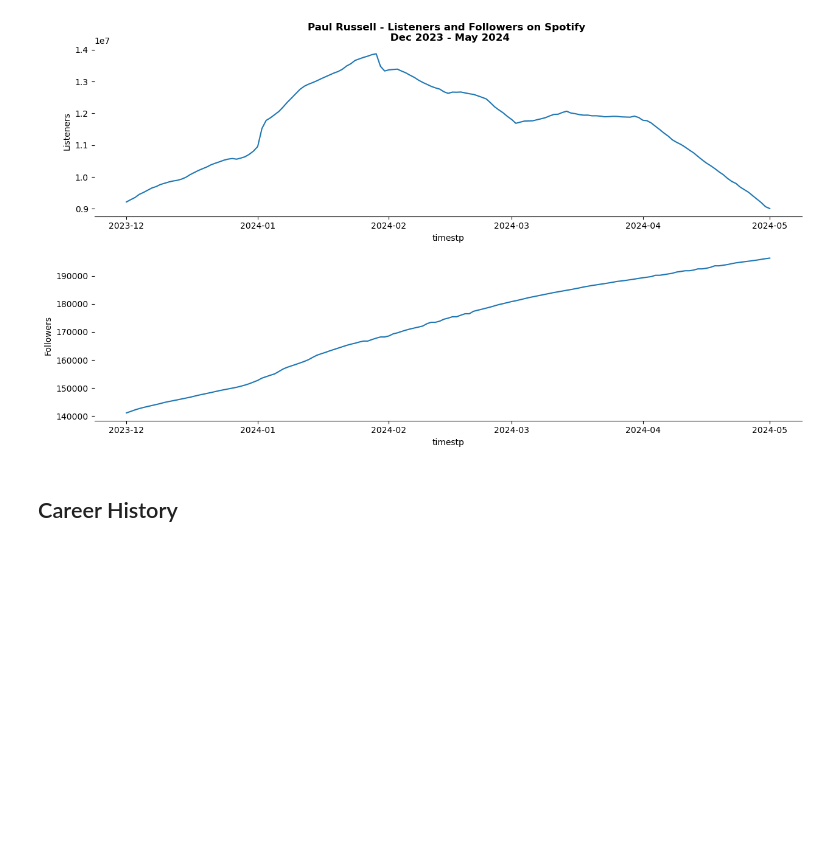
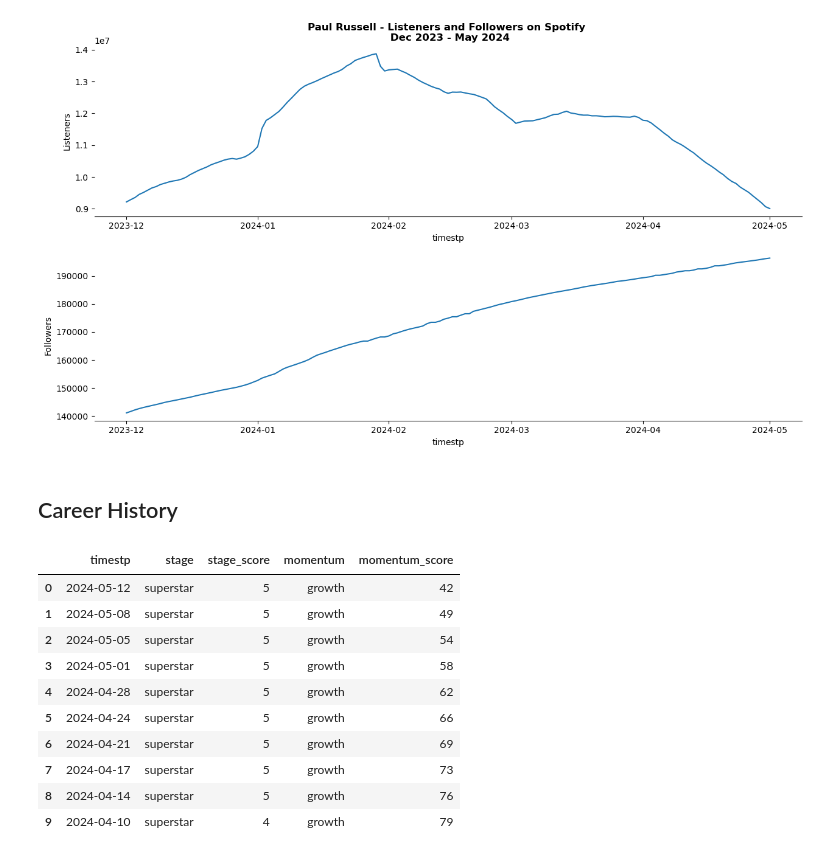
Before and after one commit to etimmons24/group-7-project-1, a Jupyter notebook: Nico Group 7 - Paul Rusell.ipynb, the cells around one changed output. Saved outputs shown, nothing was run; the diff lists cells and outputs as text; code cells hidden in the pictures; blank space fills up the shorter version.

```diff
--- a/Nico Group 7 - Paul Rusell.ipynb
+++ b/Nico Group 7 - Paul Rusell.ipynb
@@ -115,0 +124,15 @@ plt.show()
+# %%
+df_career_history = pd.json_normalize(artist_results.json()['obj'])
+df_career_history
+# %% [output]
+|  | timestp | stage | stage_score | momentum | momentum_score |
+| 0 | 2024-05-12 | superstar | 5 | growth | 42 |
+| 1 | 2024-05-08 | superstar | 5 | growth | 49 |
+| 2 | 2024-05-05 | superstar | 5 | growth | 54 |
+| 3 | 2024-05-01 | superstar | 5 | growth | 58 |
+| 4 | 2024-04-28 | superstar | 5 | growth | 62 |
+| 5 | 2024-04-24 | superstar | 5 | growth | 66 |
+| 6 | 2024-04-21 | superstar | 5 | growth | 69 |
+| 7 | 2024-04-17 | superstar | 5 | growth | 73 |
+| 8 | 2024-04-14 | superstar | 5 | growth | 76 |
+| 9 | 2024-04-10 | superstar | 4 | growth | 79 |
```
Also changed, not shown: parts of 10 cells of this notebook.
